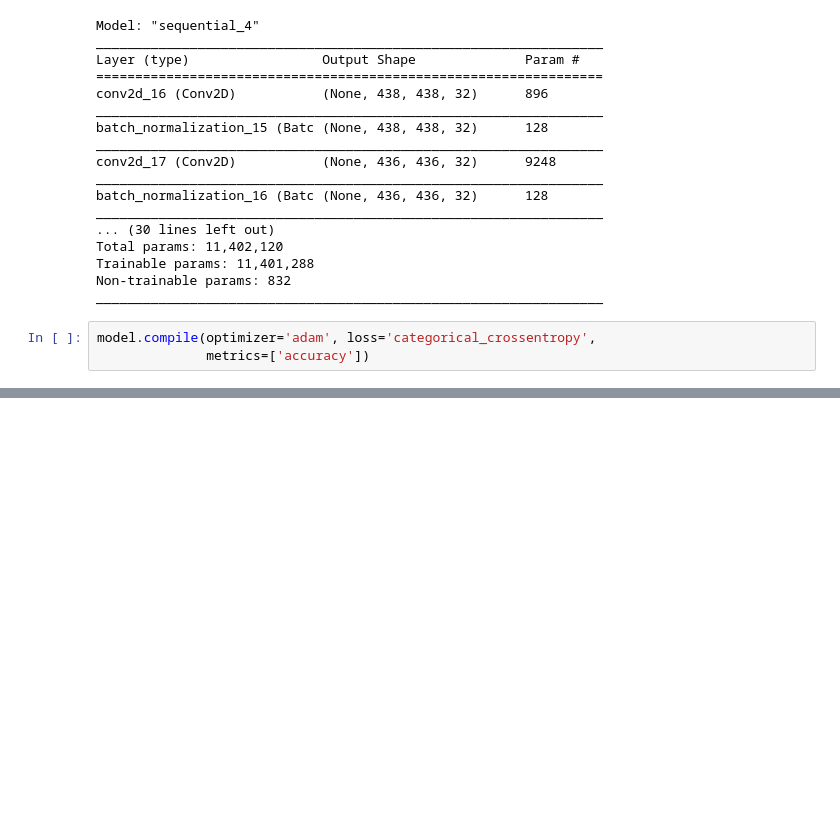
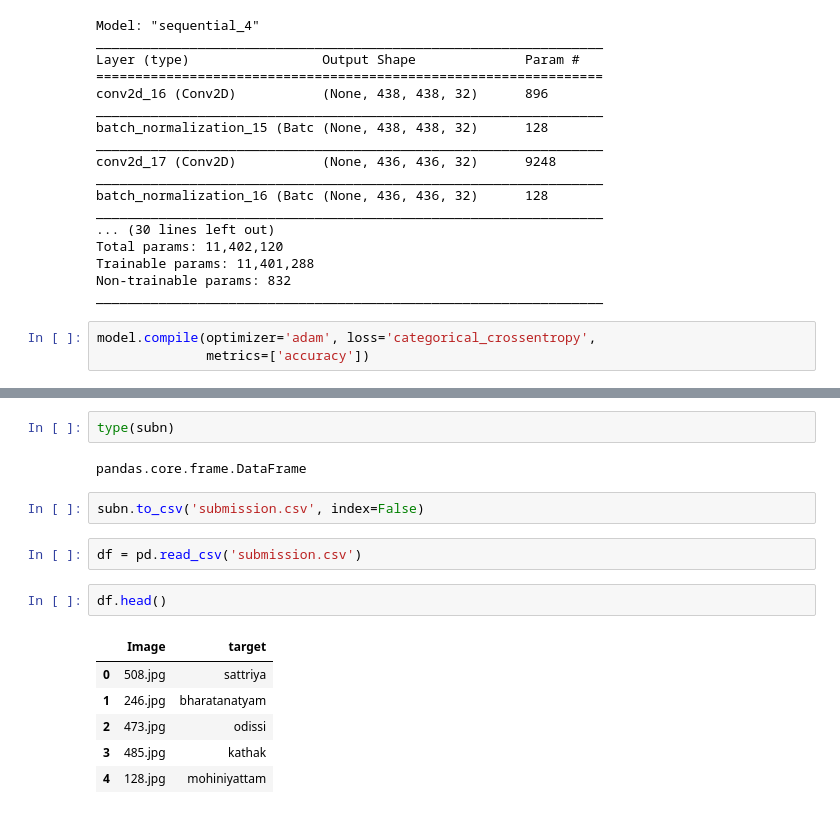
Before and after one commit to Mrutyunjay01/Identify-the-dance-form, a Jupyter notebook: EDA.ipynb, the cells around one changed output, grey strips where cells are left out. Drawn from its saved outputs; the diff is of its cells as text; blank space fills up the shorter version.

```diff
--- a/EDA.ipynb
+++ b/EDA.ipynb
@@ -373,0 +585,17 @@ Epoch 15/20
+# %%
+type(subn)
+# %% [output]
+pandas.core.frame.DataFrame
+# %%
+subn.to_csv('submission.csv', index=False)
+# %%
+df = pd.read_csv('submission.csv')
+# %%
+df.head()
+# %% [output]
+|  | Image | target |
+| 0 | 508.jpg | sattriya |
+| 1 | 246.jpg | bharatanatyam |
+| 2 | 473.jpg | odissi |
+| 3 | 485.jpg | kathak |
+| 4 | 128.jpg | mohiniyattam |
```
Also changed, not shown: parts of 29 cells of this notebook.
